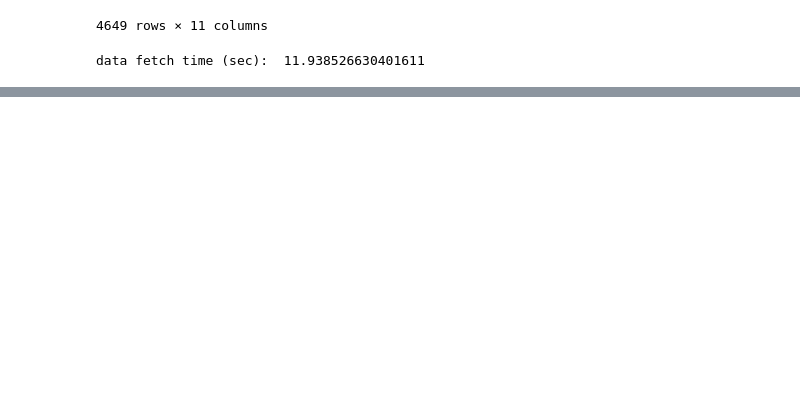
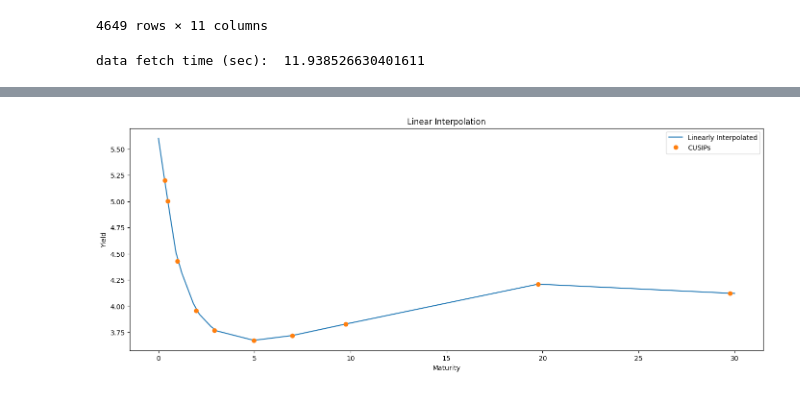
Before and after one commit to cleeclee123/Curvy-CUSIPs, a Jupyter notebook: server/temp.ipynb, the cells around one changed output, grey strips where cells are left out. Drawn from its saved outputs; the diff is of its cells as text; code cells hidden in the pictures; blank space fills up the shorter version.

```diff
--- a/server/temp.ipynb
+++ b/server/temp.ipynb
@@ -233,0 +259,11 @@ df
+# %%
+interpolator = CurveInterpolator(
+    curve_set_df=df[df["is_on_the_run"] == True],
+    linspace_x_num=100,
+    enable_extrapolate_left_fill=True,
+    enable_extrapolate_right_fill=True,
+)
+
+interpolator.plotter(linear=True)
+# %% [output]
+[figure, added]
```
Also changed, not shown: parts of 3 cells of this notebook, 6 other files.
